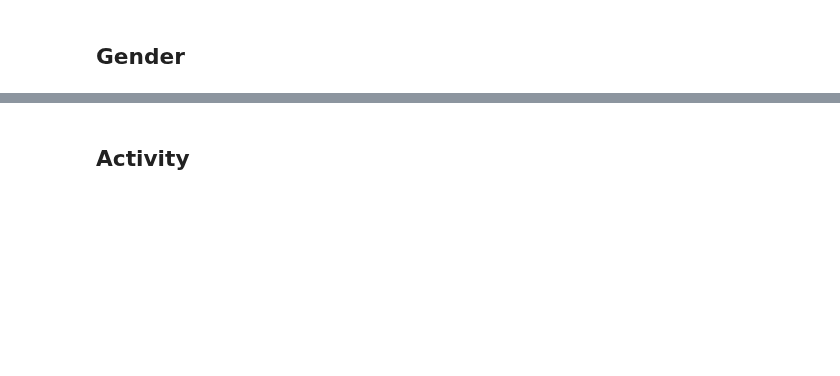
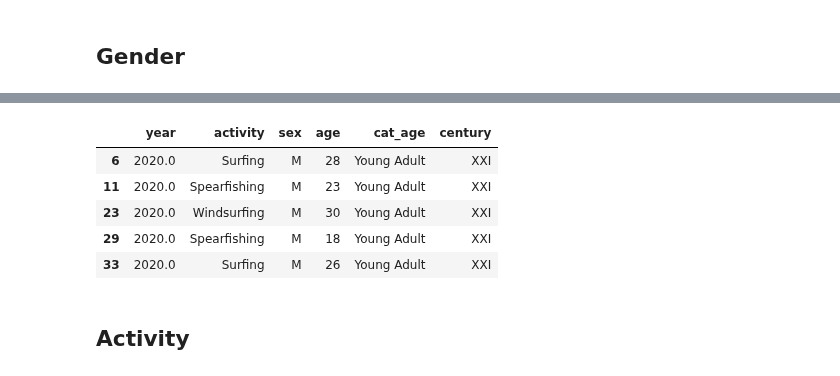
Before and after one commit to gabrielanakasato/ironhack-daft, a Jupyter notebook: proj/w03-project02/proj02-shark-attack.ipynb, the cells around one changed output, grey strips where cells are left out. Drawn from its saved outputs; the diff is of its cells as text; code cells hidden in the pictures; blank space fills up the shorter version.

```diff
--- a/proj/w03-project02/proj02-shark-attack.ipynb
+++ b/proj/w03-project02/proj02-shark-attack.ipynb
@@ -943,2 +1105,12 @@ array(['Swimming', 'Swimming after being swept off rocks',
+# %%
+# Check the newdataframe
+df_male_ya.head()
+# %% [output]
+|  | year | activity | sex | age | cat_age | century |
+| 6 | 2020.0 | Surfing | M | 28 | Young Adult | XXI |
+| 11 | 2020.0 | Spearfishing | M | 23 | Young Adult | XXI |
+| 23 | 2020.0 | Windsurfing | M | 30 | Young Adult | XXI |
+| 29 | 2020.0 | Spearfishing | M | 18 | Young Adult | XXI |
+| 33 | 2020.0 | Surfing | M | 26 | Young Adult | XXI |
 # %% [markdown]
 ## Activity
```
Also changed, not shown: parts of 144 cells of this notebook, 1 other file.
